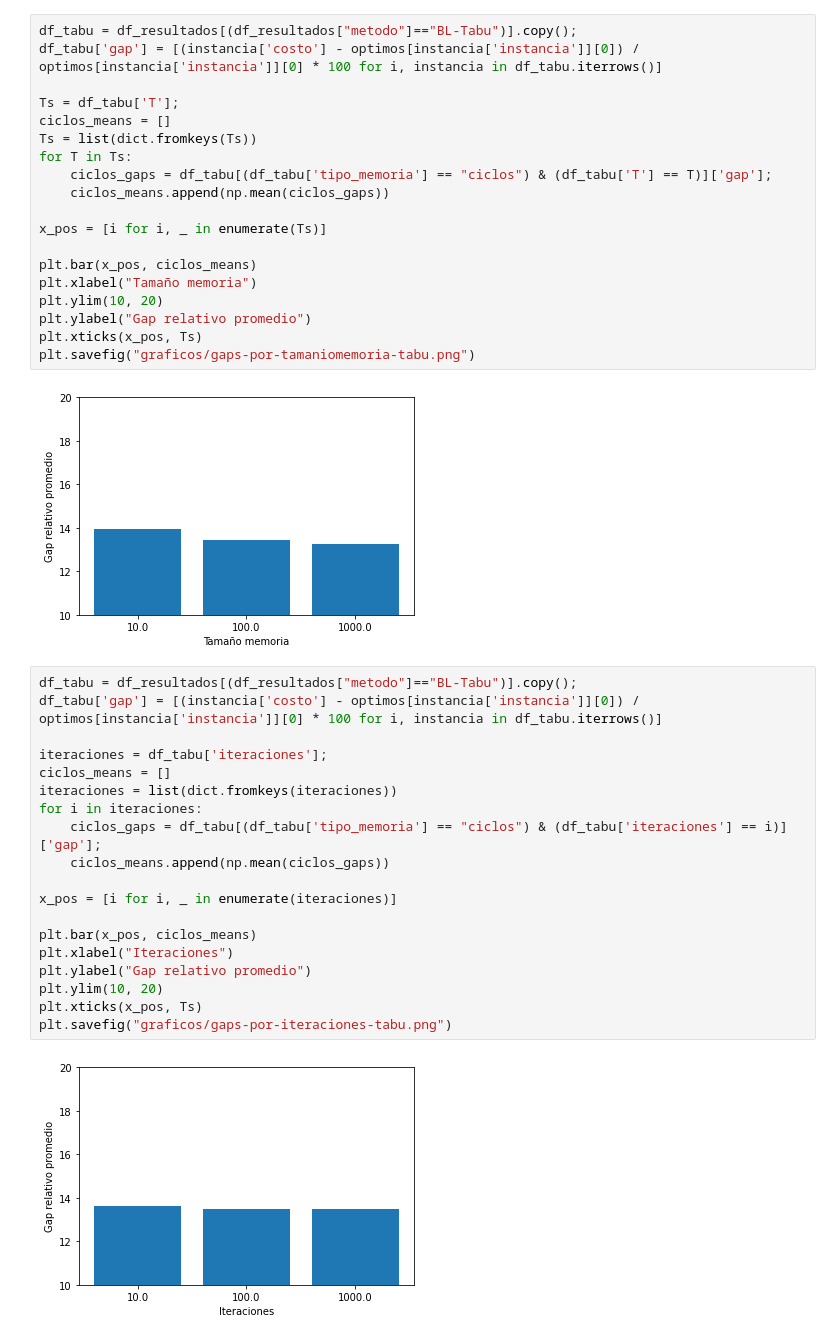
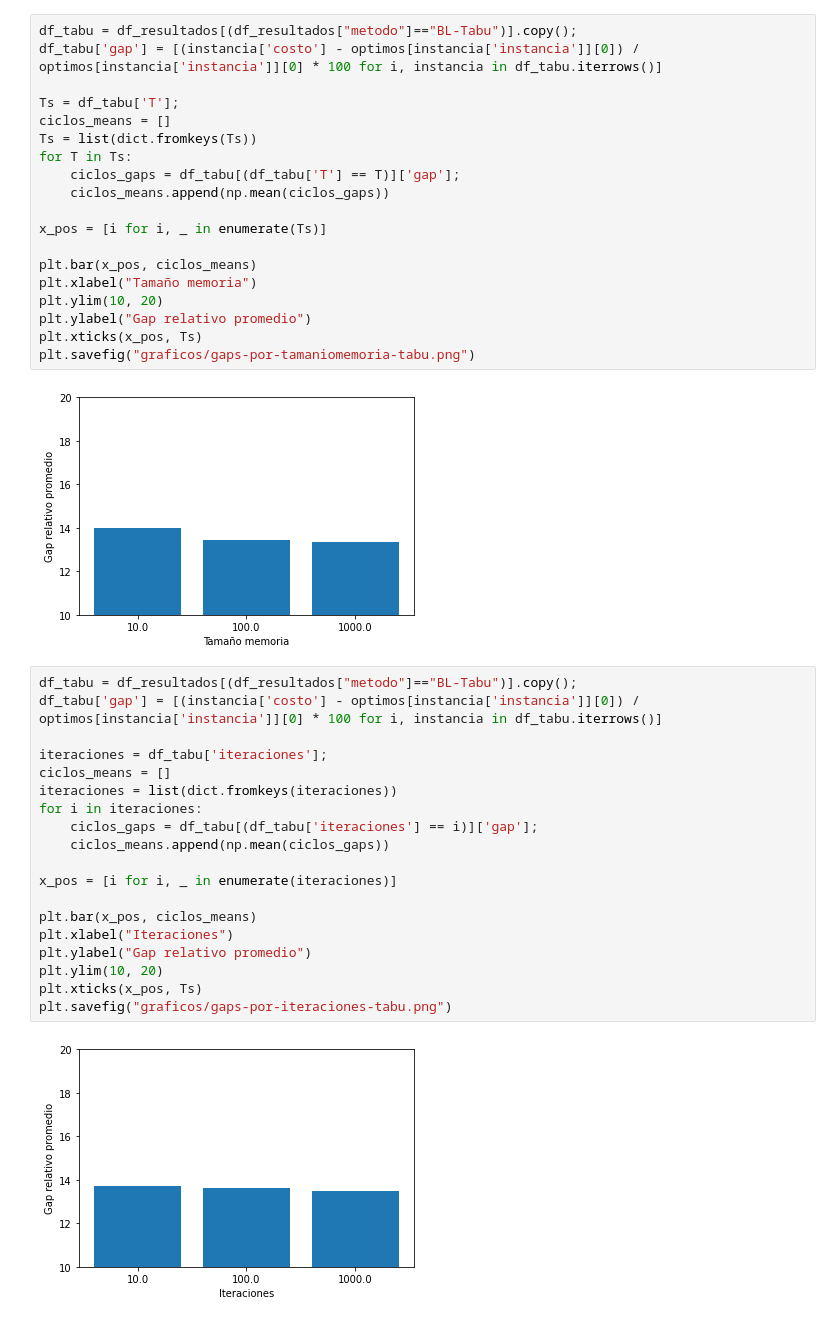
Before and after one commit to pdbruno/algoritmos3-tp2, a Jupyter notebook: python/analisis.ipynb, the cells around one changed output. Cells and saved outputs as stored; diff of their text form.

```diff
--- a/python/analisis.ipynb
+++ b/python/analisis.ipynb
@@ -145,7 +136,7 @@ Ts = df_tabu['T'];
 ciclos_means = []
 Ts = list(dict.fromkeys(Ts))
 for T in Ts:
-    ciclos_gaps = df_tabu[(df_tabu['tipo_memoria'] == "ciclos") & (df_tabu['T'] == T)]['gap'];
+    ciclos_gaps = df_tabu[(df_tabu['T'] == T)]['gap'];
     ciclos_means.append(np.mean(ciclos_gaps))
 
 x_pos = [i for i, _ in enumerate(Ts)]
@@ -161,24 +152,24 @@ plt.savefig("graficos/gaps-por-tamaniomemoria-tabu.png")
 # %%
 df_tabu = df_resultados[(df_resultados["metodo"]=="BL-Tabu")].copy();
 df_tabu['gap'] = [(instancia['costo'] - optimos[instancia['instancia']][0]) / optimos[instancia['instancia']][0] * 100 for i, instancia in df_tabu.iterrows()]
 
 iteraciones = df_tabu['iteraciones'];
 ciclos_means = []
 iteraciones = list(dict.fromkeys(iteraciones))
 for i in iteraciones:
-    ciclos_gaps = df_tabu[(df_tabu['tipo_memoria'] == "ciclos") & (df_tabu['iteraciones'] == i)]['gap'];
+    ciclos_gaps = df_tabu[(df_tabu['iteraciones'] == i)]['gap'];
     ciclos_means.append(np.mean(ciclos_gaps))
 
 x_pos = [i for i, _ in enumerate(iteraciones)]
 
 plt.bar(x_pos, ciclos_means)
 plt.xlabel("Iteraciones")
 plt.ylabel("Gap relativo promedio")
 plt.ylim(10, 20)
 plt.xticks(x_pos, Ts)
 plt.savefig("graficos/gaps-por-iteraciones-tabu.png")
 # %% [output]
-[figure, old version]
+[figure, new version]
 # %%
 df_tabu = df_resultados[(df_resultados["metodo"]=="BL-Tabu")].copy();
 df_tabu['gap'] = [(instancia['costo'] - optimos[instancia['instancia']][0]) / optimos[instancia['instancia']][0] * 100 for i, instancia in df_tabu.iterrows()]
```
Also changed, not shown: parts of 8 cells of this notebook, 11 other files.
